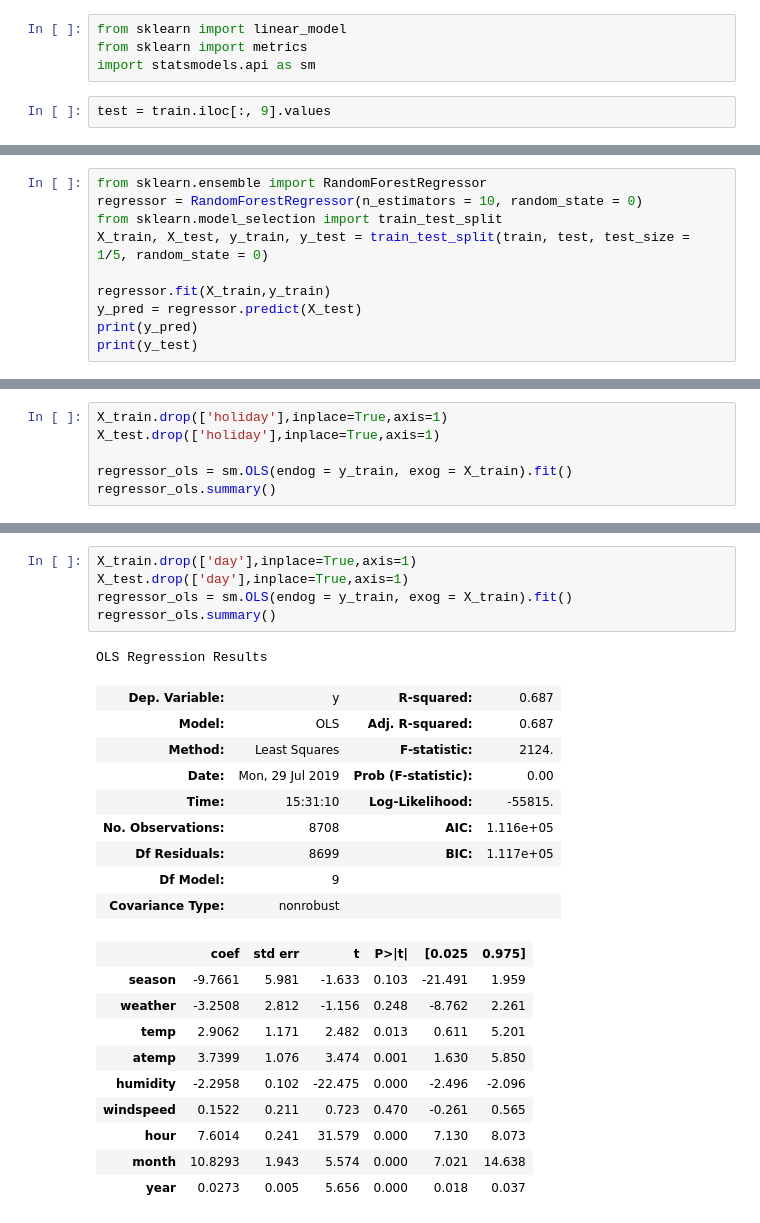
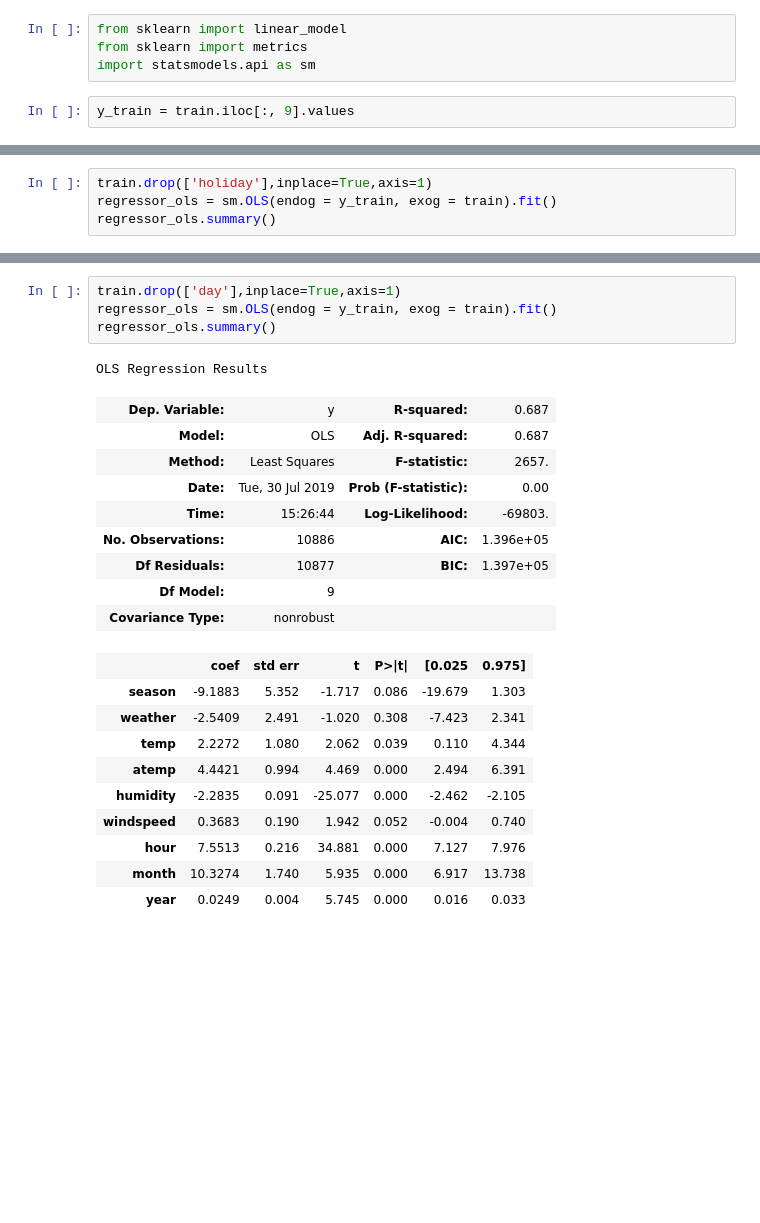
Before and after one commit to sarath029/Machine-Learning, a Jupyter notebook: Bike/bike.ipynb, the cells around one changed output, grey strips where cells are left out. Drawn from its saved outputs; the diff is of its cells as text; blank space fills up the shorter version.

```diff
--- a/Bike/bike.ipynb
+++ b/Bike/bike.ipynb
@@ -84,7 +84,7 @@ from sklearn import linear_model
 from sklearn import metrics
 import statsmodels.api as sm
 # %%
-test = train.iloc[:, 9].values
+y_train = train.iloc[:, 9].values
 # %%
 train.drop(['registered'],inplace=True,axis=1)
 train.drop(['casual'],inplace=True,axis=1)
@@ -97,13 +97,3 @@ train.head()
 | 2 | 1 | 0 | 1 | 9.02 | 13.635 | 80 | 0.0 | 2 | 5 | 1 | 2011 |
 | 3 | 1 | 0 | 1 | 9.84 | 14.395 | 75 | 0.0 | 3 | 5 | 1 | 2011 |
 | 4 | 1 | 0 | 1 | 9.84 | 14.395 | 75 | 0.0 | 4 | 5 | 1 | 2011 |
-# %%
-from sklearn.ensemble import RandomForestRegressor
-regressor = RandomForestRegressor(n_estimators = 10, random_state = 0)
-from sklearn.model_selection import train_test_split
-X_train, X_test, y_train, y_test = train_test_split(train, test, test_size = 1/5, random_state = 0)
-
-regressor.fit(X_train,y_train)
-y_pred = regressor.predict(X_test)
-print(y_pred)
-print(y_test)
@@ -146,8 +133,6 @@ Warnings:
 strong multicollinearity or other numerical problems.
 # %%
-X_train.drop(['holiday'],inplace=True,axis=1)
-X_test.drop(['holiday'],inplace=True,axis=1)
-
-regressor_ols = sm.OLS(endog = y_train, exog = X_train).fit()
+train.drop(['holiday'],inplace=True,axis=1)
+regressor_ols = sm.OLS(endog = y_train, exog = train).fit()
 regressor_ols.summary()
 # %% [output]
@@ -187,26 +168,25 @@ strong multicollinearity or other numerical problems.
 # %%
-X_train.drop(['day'],inplace=True,axis=1)
-X_test.drop(['day'],inplace=True,axis=1)
-regressor_ols = sm.OLS(endog = y_train, exog = X_train).fit()
+train.drop(['day'],inplace=True,axis=1)
+regressor_ols = sm.OLS(endog = y_train, exog = train).fit()
 regressor_ols.summary()
 # %% [output]
 OLS Regression Results
 | Dep. Variable: | y | R-squared: | 0.687 |
 | Model: | OLS | Adj. R-squared: | 0.687 |
-| Method: | Least Squares | F-statistic: | 2124. |
-| Date: | Mon, 29 Jul 2019 | Prob (F-statistic): | 0.00 |
-| Time: | 15:31:10 | Log-Likelihood: | -55815. |
-| No. Observations: | 8708 | AIC: | 1.116e+05 |
-| Df Residuals: | 8699 | BIC: | 1.117e+05 |
+| Method: | Least Squares | F-statistic: | 2657. |
+| Date: | Tue, 30 Jul 2019 | Prob (F-statistic): | 0.00 |
+| Time: | 15:26:44 | Log-Likelihood: | -69803. |
+| No. Observations: | 10886 | AIC: | 1.396e+05 |
+| Df Residuals: | 10877 | BIC: | 1.397e+05 |
 | Df Model: | 9 |  |  |
 | Covariance Type: | nonrobust |  |  |
 |  | coef | std err | t | P>|t| | [0.025 | 0.975] |
-| season | -9.7661 | 5.981 | -1.633 | 0.103 | -21.491 | 1.959 |
-| weather | -3.2508 | 2.812 | -1.156 | 0.248 | -8.762 | 2.261 |
-| temp | 2.9062 | 1.171 | 2.482 | 0.013 | 0.611 | 5.201 |
-| atemp | 3.7399 | 1.076 | 3.474 | 0.001 | 1.630 | 5.850 |
-| humidity | -2.2958 | 0.102 | -22.475 | 0.000 | -2.496 | -2.096 |
-| windspeed | 0.1522 | 0.211 | 0.723 | 0.470 | -0.261 | 0.565 |
-| hour | 7.6014 | 0.241 | 31.579 | 0.000 | 7.130 | 8.073 |
-| month | 10.8293 | 1.943 | 5.574 | 0.000 | 7.021 | 14.638 |
-| year | 0.0273 | 0.005 | 5.656 | 0.000 | 0.018 | 0.037 |
+| season | -9.1883 | 5.352 | -1.717 | 0.086 | -19.679 | 1.303 |
+| weather | -2.5409 | 2.491 | -1.020 | 0.308 | -7.423 | 2.341 |
+| temp | 2.2272 | 1.080 | 2.062 | 0.039 | 0.110 | 4.344 |
+| atemp | 4.4421 | 0.994 | 4.469 | 0.000 | 2.494 | 6.391 |
+| humidity | -2.2835 | 0.091 | -25.077 | 0.000 | -2.462 | -2.105 |
+| windspeed | 0.3683 | 0.190 | 1.942 | 0.052 | -0.004 | 0.740 |
+| hour | 7.5513 | 0.216 | 34.881 | 0.000 | 7.127 | 7.976 |
+| month | 10.3274 | 1.740 | 5.935 | 0.000 | 6.917 | 13.738 |
+| year | 0.0249 | 0.004 | 5.745 | 0.000 | 0.016 | 0.033 |
```
Also changed, not shown: parts of 11 cells of this notebook, 1 other file.
